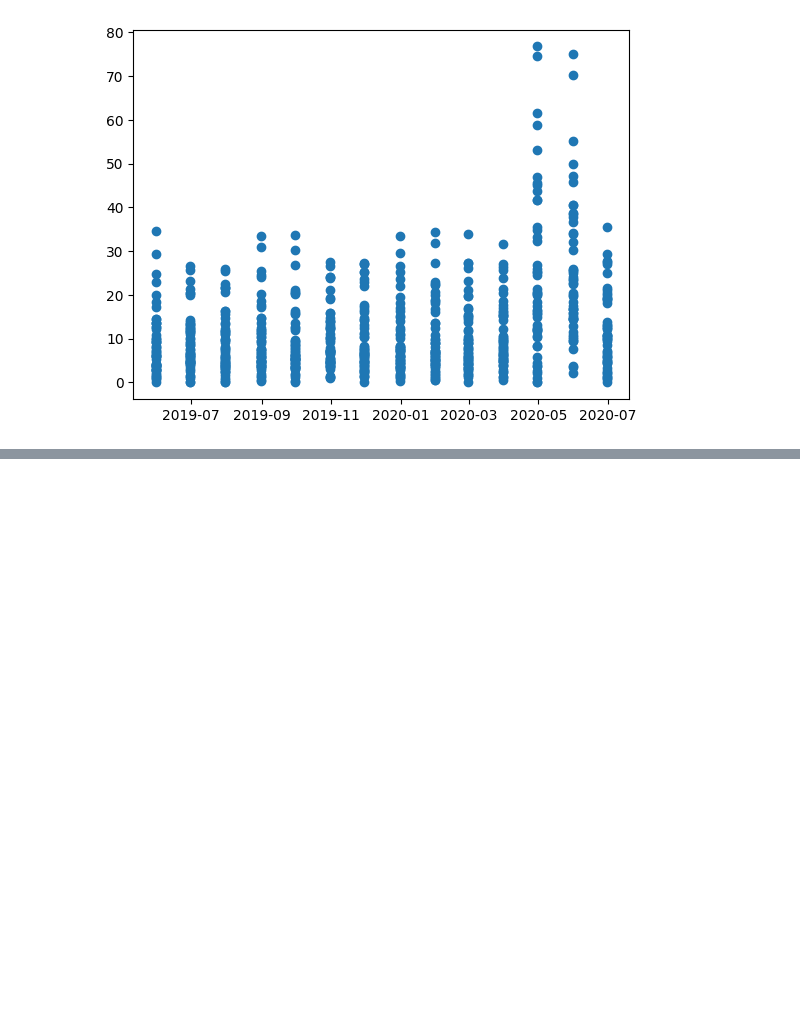
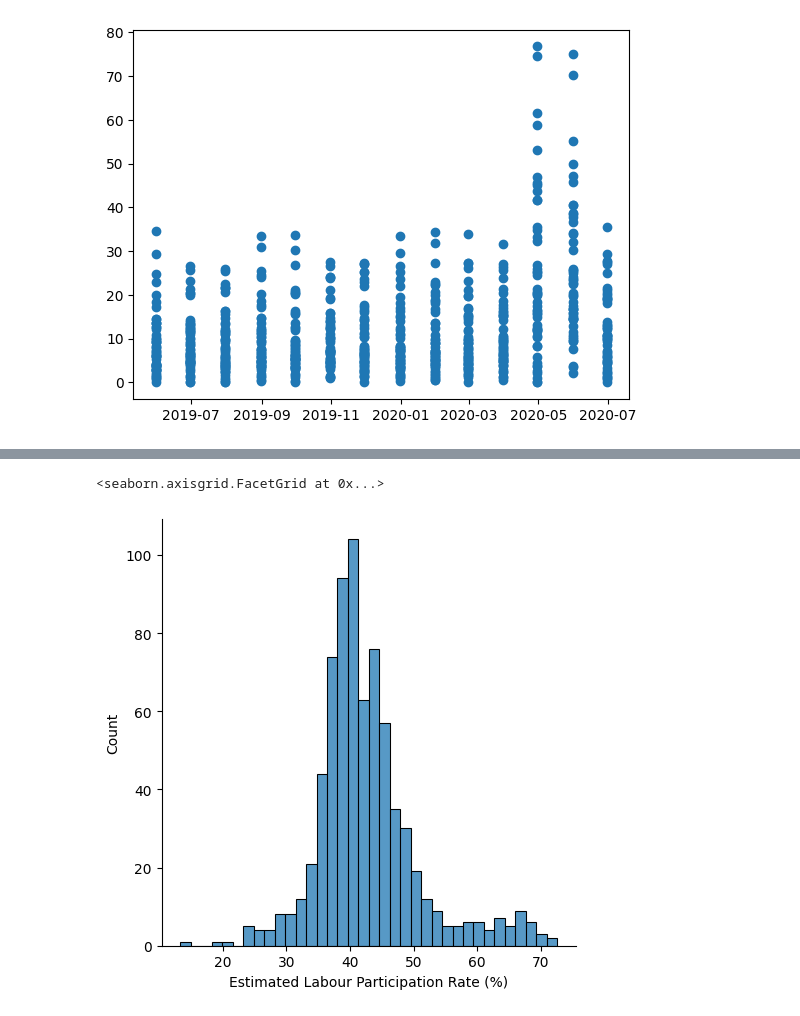
Before and after one commit to IMANETATA/CodeAlpha, a Jupyter notebook: Unemployment_Analysis.ipynb, the cells around one changed output, grey strips where cells are left out. Saved outputs shown, nothing was run; the diff lists cells and outputs as text; code cells hidden in the pictures; blank space fills up the shorter version.

```diff
--- a/Unemployment_Analysis.ipynb
+++ b/Unemployment_Analysis.ipynb
@@ -190,0 +174,5 @@ plt.show()
+# %%
+sns.displot(dataset['Estimated Labour Participation Rate (%)'])
+# %% [output]
+<seaborn.axisgrid.FacetGrid at 0x...>
+[figure, added]
```
Also changed, not shown: parts of 8 cells of this notebook.
